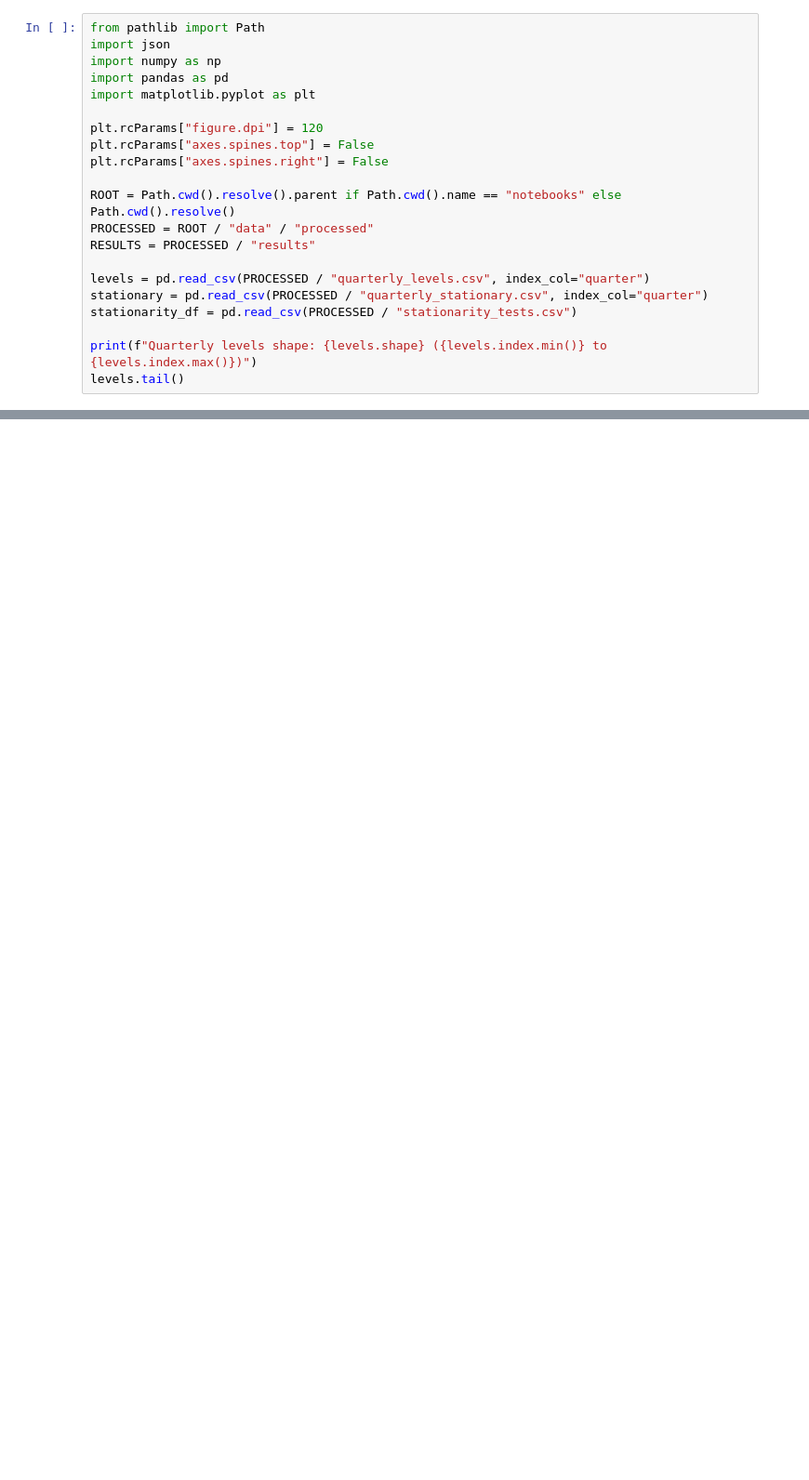
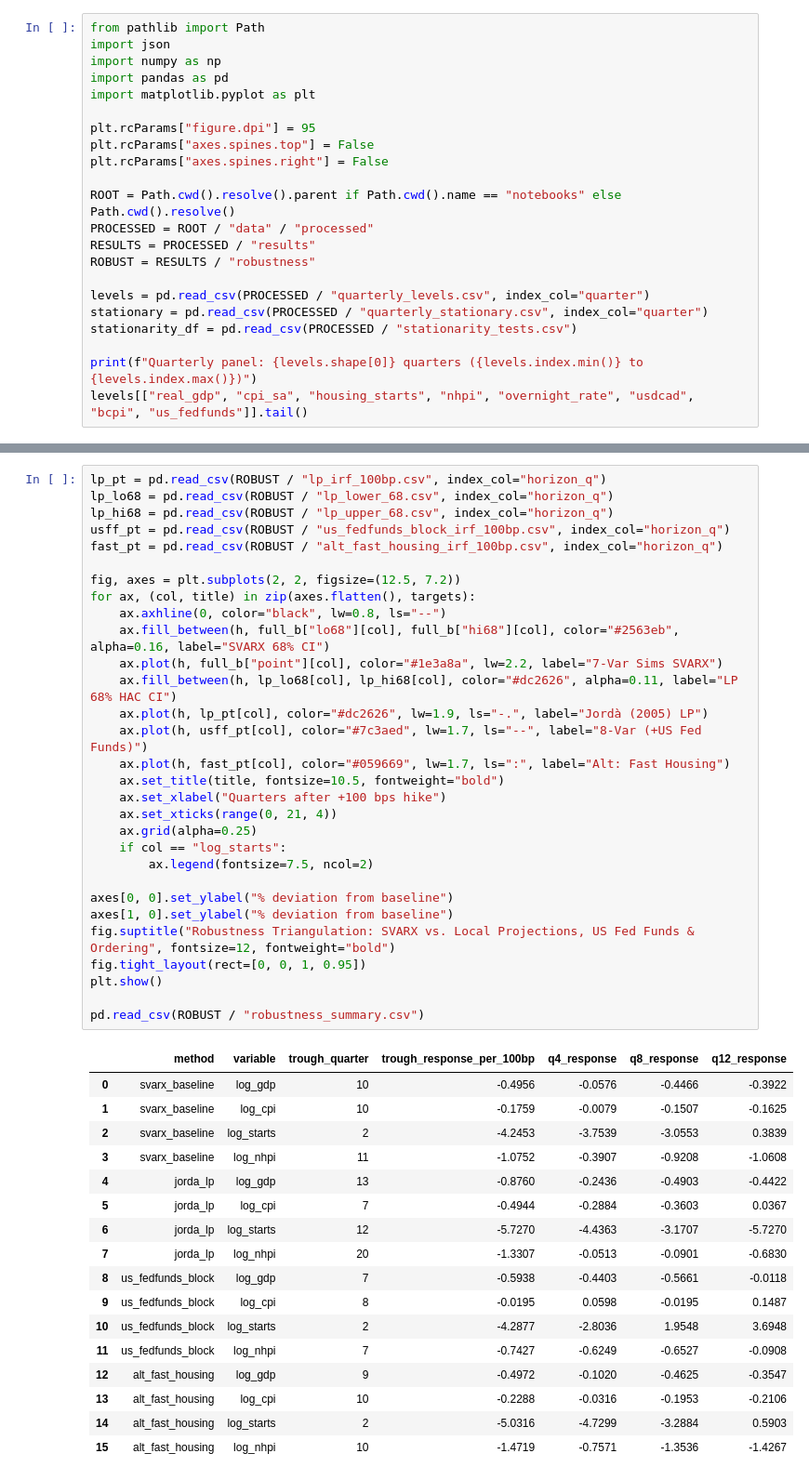
Before and after one commit to ArthurKaan/Monetary-Policy-Transmission-Lags-in-Canada, a Jupyter notebook: notebooks/exploratory_irf.ipynb, the cells around one changed output, grey strips where cells are left out. Shown at 93% size. Cells and saved outputs as stored; diff of their text form; blank space fills up the shorter version.

Commit message:
Add executed exploratory notebook and publication-ready SVG figures

```diff
--- a/notebooks/exploratory_irf.ipynb
+++ b/notebooks/exploratory_irf.ipynb
@@ -17,17 +17,18 @@ import numpy as np
 import pandas as pd
 import matplotlib.pyplot as plt
 
-plt.rcParams["figure.dpi"] = 120
+plt.rcParams["figure.dpi"] = 95
 plt.rcParams["axes.spines.top"] = False
 plt.rcParams["axes.spines.right"] = False
 
 ROOT = Path.cwd().resolve().parent if Path.cwd().name == "notebooks" else Path.cwd().resolve()
 PROCESSED = ROOT / "data" / "processed"
 RESULTS = PROCESSED / "results"
+ROBUST = RESULTS / "robustness"
 
 levels = pd.read_csv(PROCESSED / "quarterly_levels.csv", index_col="quarter")
 stationary = pd.read_csv(PROCESSED / "quarterly_stationary.csv", index_col="quarter")
 stationarity_df = pd.read_csv(PROCESSED / "stationarity_tests.csv")
 
-print(f"Quarterly levels shape: {levels.shape} ({levels.index.min()} to {levels.index.max()})")
-levels.tail()
+print(f"Quarterly panel: {levels.shape[0]} quarters ({levels.index.min()} to {levels.index.max()})")
+levels[["real_gdp", "cpi_sa", "housing_starts", "nhpi", "overnight_rate", "usdcad", "bcpi", "us_fedfunds"]].tail()
@@ -148 +177,49 @@ plt.show()
+# %%
+lp_pt = pd.read_csv(ROBUST / "lp_irf_100bp.csv", index_col="horizon_q")
+lp_lo68 = pd.read_csv(ROBUST / "lp_lower_68.csv", index_col="horizon_q")
+lp_hi68 = pd.read_csv(ROBUST / "lp_upper_68.csv", index_col="horizon_q")
+usff_pt = pd.read_csv(ROBUST / "us_fedfunds_block_irf_100bp.csv", index_col="horizon_q")
+fast_pt = pd.read_csv(ROBUST / "alt_fast_housing_irf_100bp.csv", index_col="horizon_q")
+
+fig, axes = plt.subplots(2, 2, figsize=(12.5, 7.2))
+for ax, (col, title) in zip(axes.flatten(), targets):
+    ax.axhline(0, color="black", lw=0.8, ls="--")
+    ax.fill_between(h, full_b["lo68"][col], full_b["hi68"][col], color="#2563eb", alpha=0.16, label="SVARX 68% CI")
+    ax.plot(h, full_b["point"][col], color="#1e3a8a", lw=2.2, label="7-Var Sims SVARX")
+    ax.fill_between(h, lp_lo68[col], lp_hi68[col], color="#dc2626", alpha=0.11, label="LP 68% HAC CI")
+    ax.plot(h, lp_pt[col], color="#dc2626", lw=1.9, ls="-.", label="Jordà (2005) LP")
+    ax.plot(h, usff_pt[col], color="#7c3aed", lw=1.7, ls="--", label="8-Var (+US Fed Funds)")
+    ax.plot(h, fast_pt[col], color="#059669", lw=1.7, ls=":", label="Alt: Fast Housing")
+    ax.set_title(title, fontsize=10.5, fontweight="bold")
+    ax.set_xlabel("Quarters after +100 bps hike")
+    ax.set_xticks(range(0, 21, 4))
+    ax.grid(alpha=0.25)
+    if col == "log_starts":
+        ax.legend(fontsize=7.5, ncol=2)
+
+axes[0, 0].set_ylabel("% deviation from baseline")
+axes[1, 0].set_ylabel("% deviation from baseline")
+fig.suptitle("Robustness Triangulation: SVARX vs. Local Projections, US Fed Funds & Ordering", fontsize=12, fontweight="bold")
+fig.tight_layout(rect=[0, 0, 1, 0.95])
+plt.show()
+
+pd.read_csv(ROBUST / "robustness_summary.csv")
+# %% [output]
+|  | method | variable | trough_quarter | trough_response_per_100bp | q4_response | q8_response | q12_response |
+| 0 | svarx_baseline | log_gdp | 10 | -0.4956 | -0.0576 | -0.4466 | -0.3922 |
+| 1 | svarx_baseline | log_cpi | 10 | -0.1759 | -0.0079 | -0.1507 | -0.1625 |
+| 2 | svarx_baseline | log_starts | 2 | -4.2453 | -3.7539 | -3.0553 | 0.3839 |
+| 3 | svarx_baseline | log_nhpi | 11 | -1.0752 | -0.3907 | -0.9208 | -1.0608 |
+| 4 | jorda_lp | log_gdp | 13 | -0.8760 | -0.2436 | -0.4903 | -0.4422 |
+| 5 | jorda_lp | log_cpi | 7 | -0.4944 | -0.2884 | -0.3603 | 0.0367 |
+| 6 | jorda_lp | log_starts | 12 | -5.7270 | -4.4363 | -3.1707 | -5.7270 |
+| 7 | jorda_lp | log_nhpi | 20 | -1.3307 | -0.0513 | -0.0901 | -0.6830 |
+| 8 | us_fedfunds_block | log_gdp | 7 | -0.5938 | -0.4403 | -0.5661 | -0.0118 |
+| 9 | us_fedfunds_block | log_cpi | 8 | -0.0195 | 0.0598 | -0.0195 | 0.1487 |
+| 10 | us_fedfunds_block | log_starts | 2 | -4.2877 | -2.8036 | 1.9548 | 3.6948 |
+| 11 | us_fedfunds_block | log_nhpi | 7 | -0.7427 | -0.6249 | -0.6527 | -0.0908 |
+| 12 | alt_fast_housing | log_gdp | 9 | -0.4972 | -0.1020 | -0.4625 | -0.3547 |
+| 13 | alt_fast_housing | log_cpi | 10 | -0.2288 | -0.0316 | -0.1953 | -0.2106 |
+| 14 | alt_fast_housing | log_starts | 2 | -5.0316 | -4.7299 | -3.2884 | 0.5903 |
+| 15 | alt_fast_housing | log_nhpi | 10 | -1.4719 | -0.7571 | -1.3536 | -1.4267 |
 # %% [markdown]
```
Also changed, not shown: parts of 18 cells of this notebook, 2 other files.
